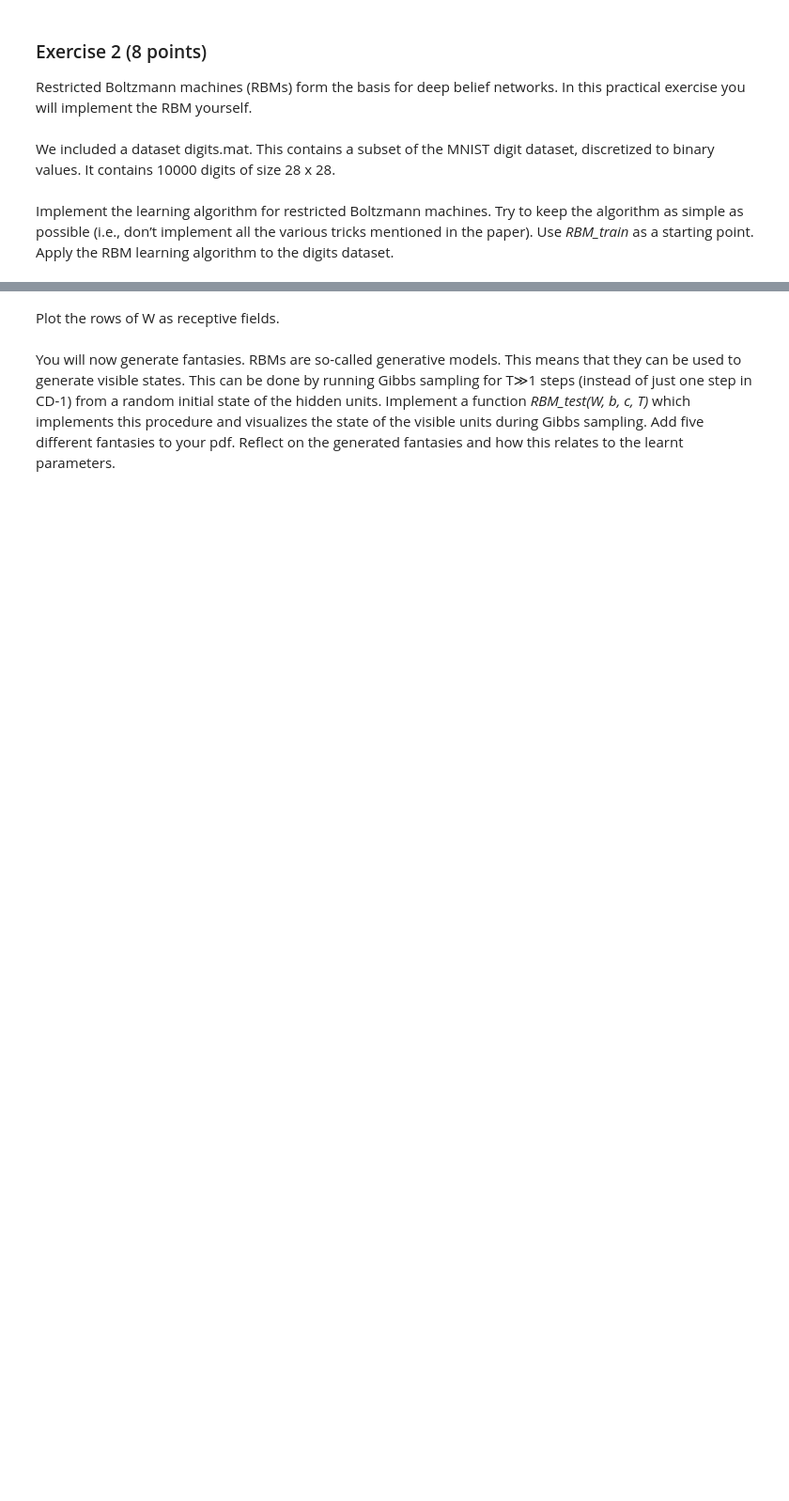
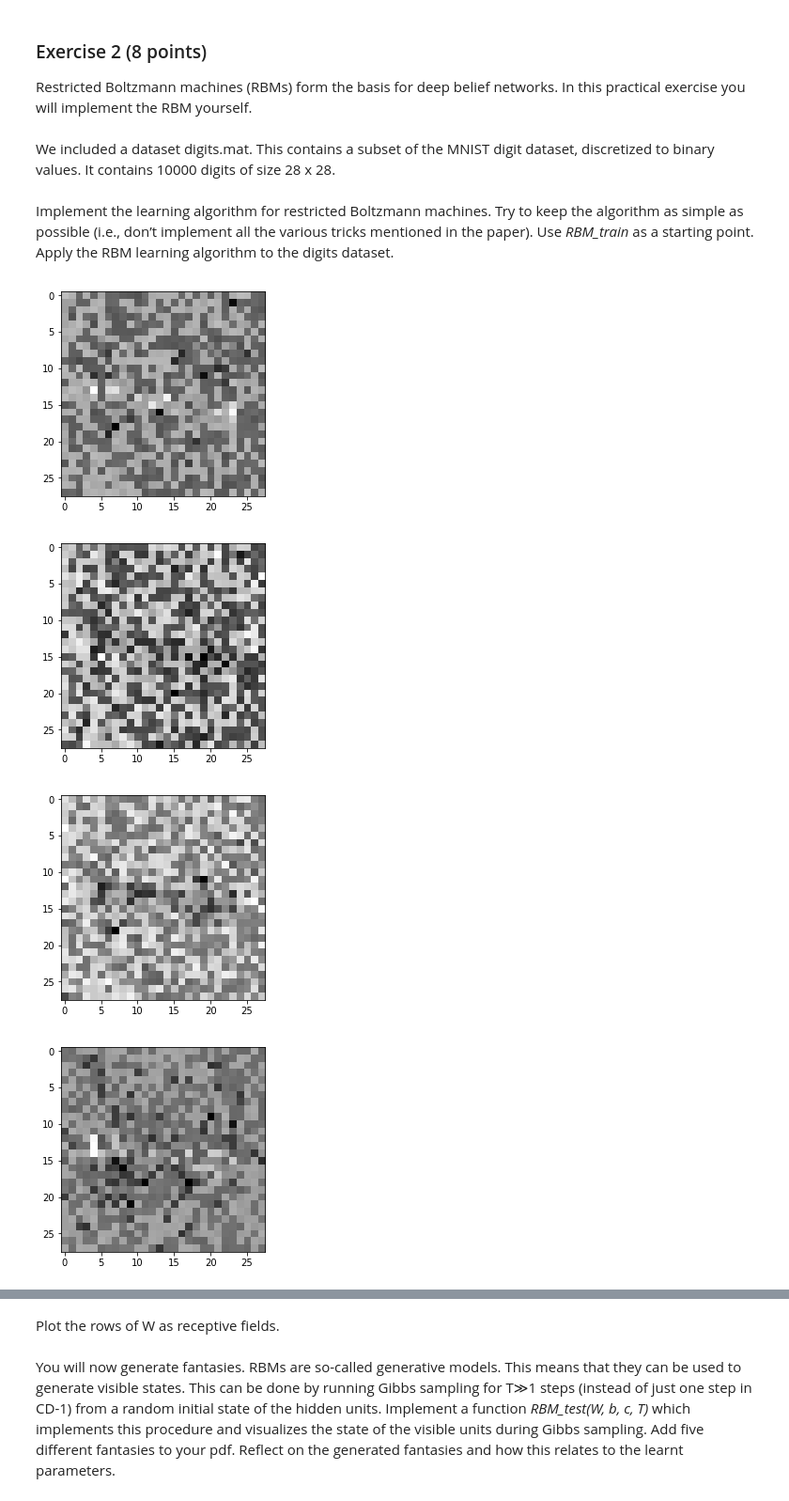
Before and after one commit to lisatostrams/NN-17, a Jupyter notebook: 10. Assignment.ipynb, the cells around one changed output, grey strips where cells are left out. Shown at 94% size. Drawn from its saved outputs; the diff is of its cells as text; code cells hidden in the pictures; blank space fills up the shorter version.

```diff
--- a/10. Assignment.ipynb
+++ b/10. Assignment.ipynb
@@ -78,0 +83,13 @@ W, b, c = RBM_train(X)
+# %%
+W, b, c = RBM_train(X)
+
+import matplotlib.pyplot as plt
+
+for i in range(10):
+    plt.imshow(np.reshape(W[i], [28,28]), cmap = 'gray')
+    plt.show()
+# %% [output]
+[figure, added]
+[figure, added]
+[figure, added]
+[figure, added]
```
Also changed, not shown: parts of 3 cells of this notebook, 1 other file.
